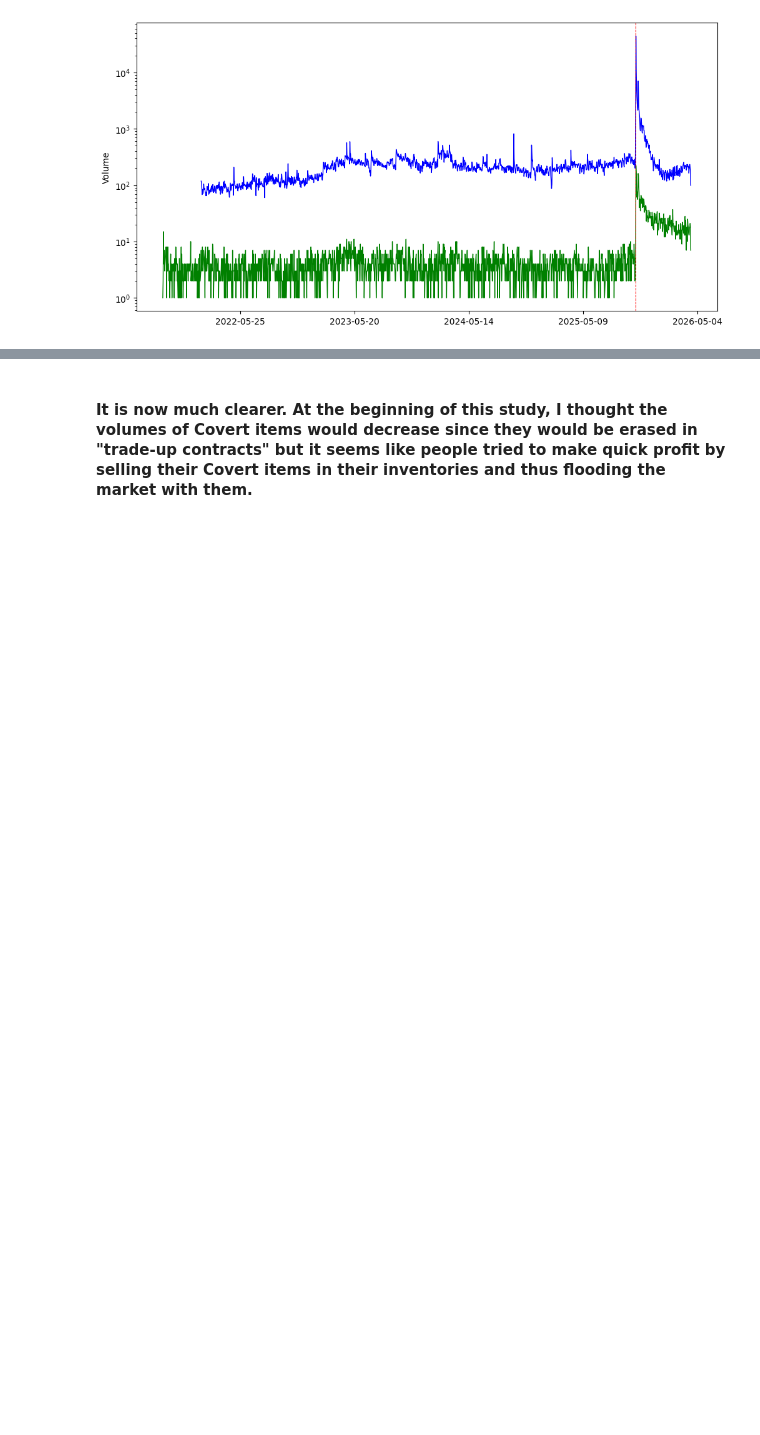
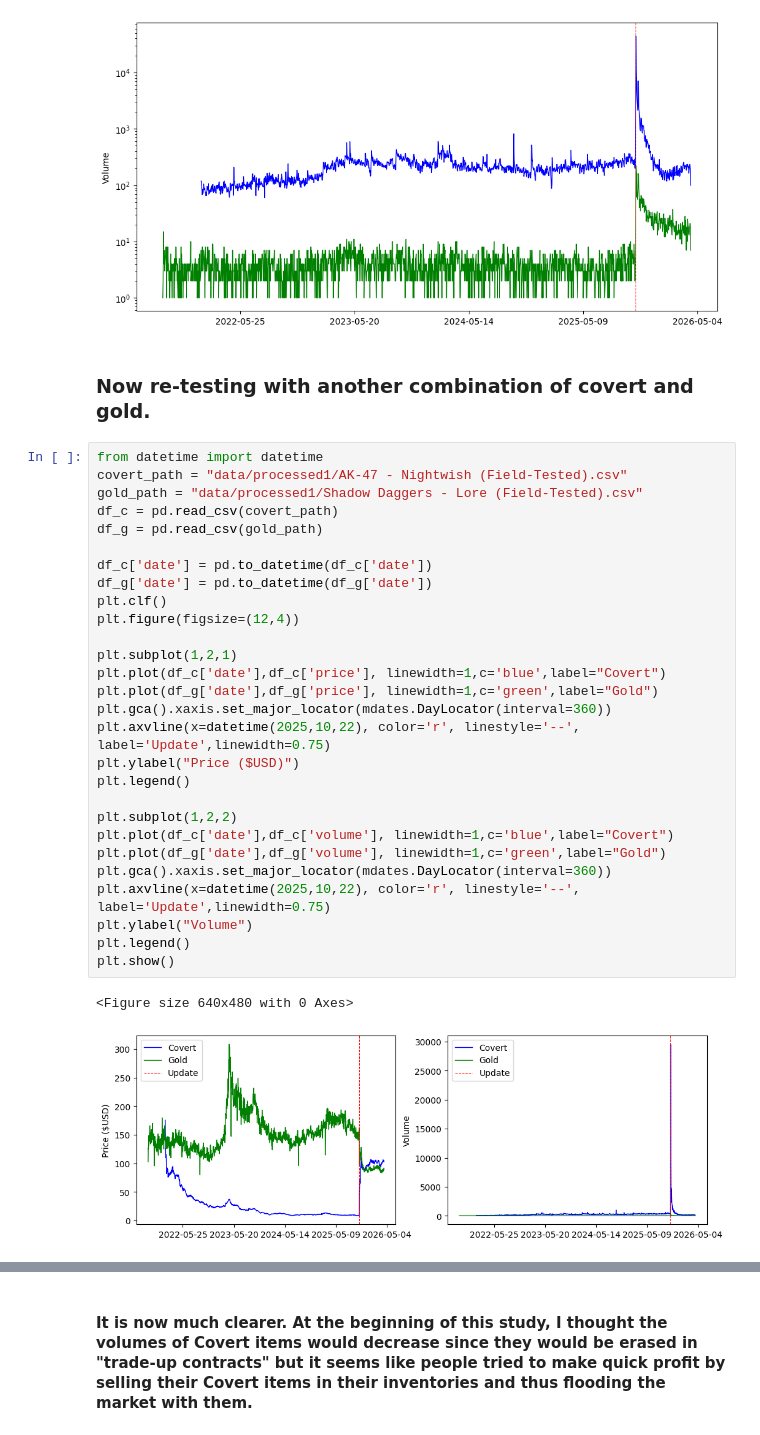
Before and after one commit to miifanboy/dsa210-term-project, a Jupyter notebook: data-collection-and-eda.ipynb, the cells around one changed output, grey strips where cells are left out. Saved outputs shown, nothing was run; the diff lists cells and outputs as text; blank space fills up the shorter version.

```diff
--- a/data-collection-and-eda.ipynb
+++ b/data-collection-and-eda.ipynb
@@ -117,3 +118,36 @@ plt.ylabel("Volume")
 plt.show()
 # %% [output]
 [figure]
+# %% [markdown]
+### Now re-testing with another combination of covert and gold.
+# %%
+from datetime import datetime
+covert_path = "data/processed1/AK-47 - Nightwish (Field-Tested).csv"
+gold_path = "data/processed1/Shadow Daggers - Lore (Field-Tested).csv"
+df_c = pd.read_csv(covert_path)
+df_g = pd.read_csv(gold_path)
+
+df_c['date'] = pd.to_datetime(df_c['date'])
+df_g['date'] = pd.to_datetime(df_g['date'])
+plt.clf()
+plt.figure(figsize=(12,4))
+
+plt.subplot(1,2,1)
+plt.plot(df_c['date'],df_c['price'], linewidth=1,c='blue',label="Covert")
+plt.plot(df_g['date'],df_g['price'], linewidth=1,c='green',label="Gold")
+plt.gca().xaxis.set_major_locator(mdates.DayLocator(interval=360))
+plt.axvline(x=datetime(2025,10,22), color='r', linestyle='--', label='Update',linewidth=0.75)
+plt.ylabel("Price ($USD)")
+plt.legend()
+
+plt.subplot(1,2,2)
+plt.plot(df_c['date'],df_c['volume'], linewidth=1,c='blue',label="Covert")
+plt.plot(df_g['date'],df_g['volume'], linewidth=1,c='green',label="Gold")
+plt.gca().xaxis.set_major_locator(mdates.DayLocator(interval=360))
+plt.axvline(x=datetime(2025,10,22), color='r', linestyle='--', label='Update',linewidth=0.75)
+plt.ylabel("Volume")
+plt.legend()
+plt.show()
+# %% [output]
+<Figure size 640x480 with 0 Axes>
+[figure, added]
```
Also changed, not shown: parts of 2 cells of this notebook, 8 other files.
